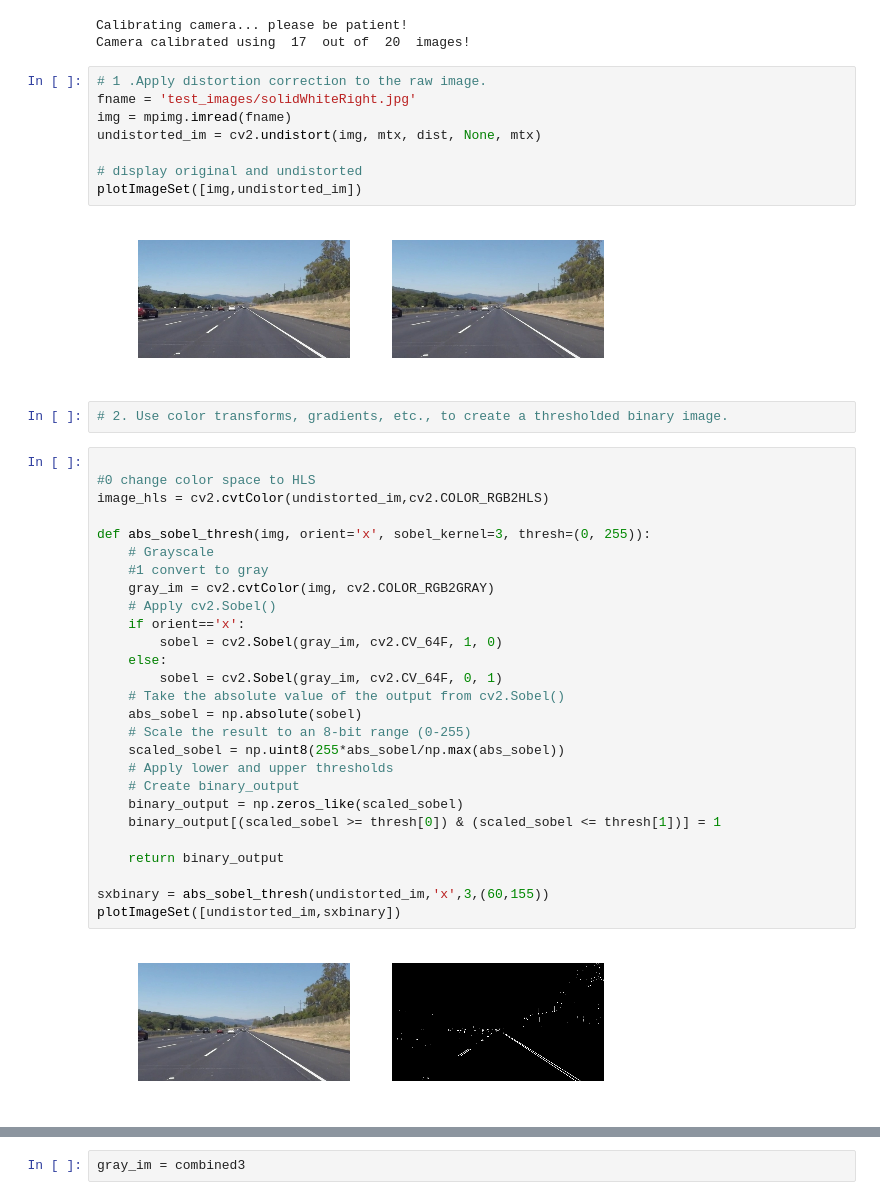
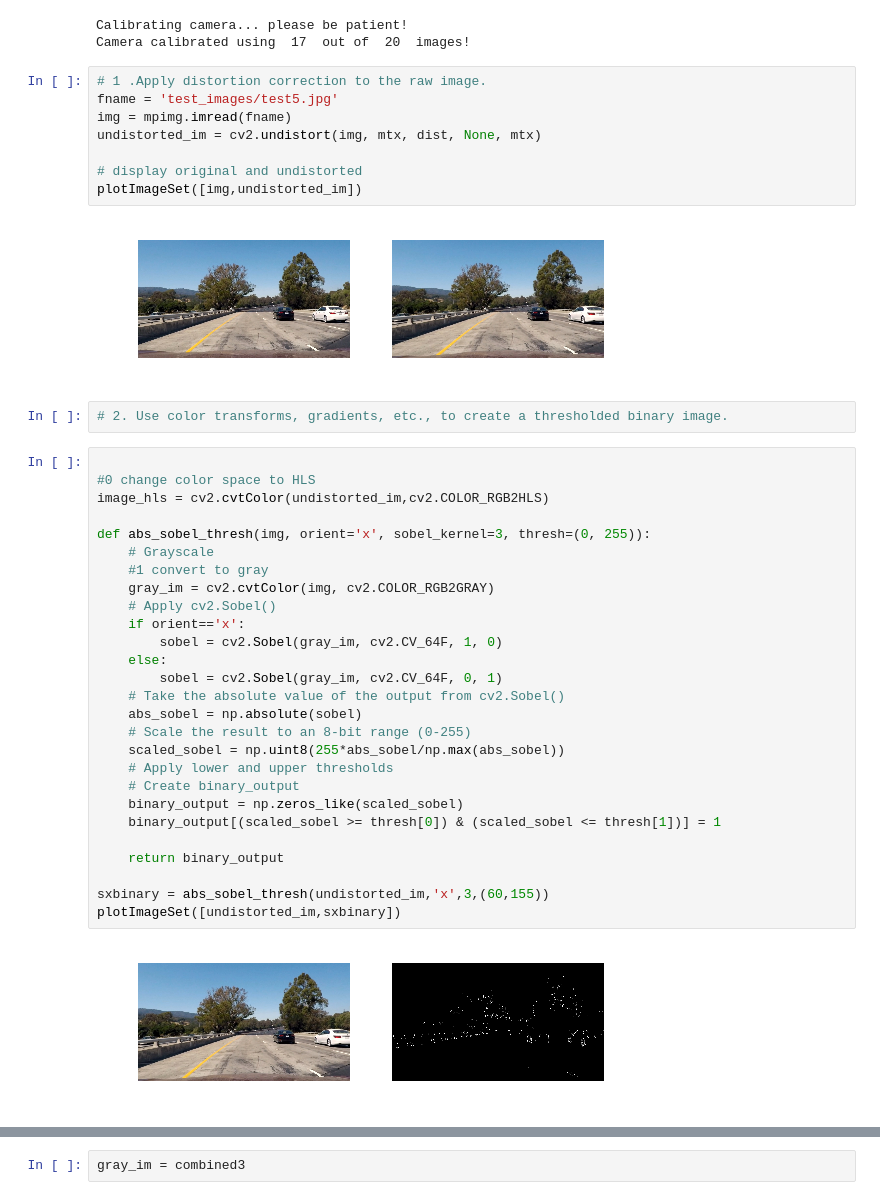
Before and after one commit to ninopereira/Advanced_Lane_Detection, a Jupyter notebook: advanced_lane_lines.ipynb, the cells around one changed output, grey strips where cells are left out. Cells and saved outputs as stored; diff of their text form.

```diff
--- a/advanced_lane_lines.ipynb
+++ b/advanced_lane_lines.ipynb
@@ -40,14 +40,14 @@ Calibrating camera... please be patient!
 Camera calibrated using  17  out of  20  images!
 # %%
 # 1 .Apply distortion correction to the raw image.
-fname = 'test_images/solidWhiteRight.jpg'
+fname = 'test_images/test5.jpg'
 img = mpimg.imread(fname)
 undistorted_im = cv2.undistort(img, mtx, dist, None, mtx)
 
 # display original and undistorted
 plotImageSet([img,undistorted_im])
 # %% [output]
-[figure, old version]
+[figure, new version]
 # %%
 # 2. Use color transforms, gradients, etc., to create a thresholded binary image.
 # %%
@@ -78,7 +78,7 @@ def abs_sobel_thresh(img, orient='x', sobel_kernel=3, thresh=(0, 255)):
 sxbinary = abs_sobel_thresh(undistorted_im,'x',3,(60,155))
 plotImageSet([undistorted_im,sxbinary])
 # %% [output]
-[figure, old version]
+[figure, new version]
 # %%
 def mag_thresh(img, sobel_kernel=3, mag_thresh=(0, 255)):
     # Apply the following steps to img
```
Also changed, not shown: parts of 8 cells of this notebook.
